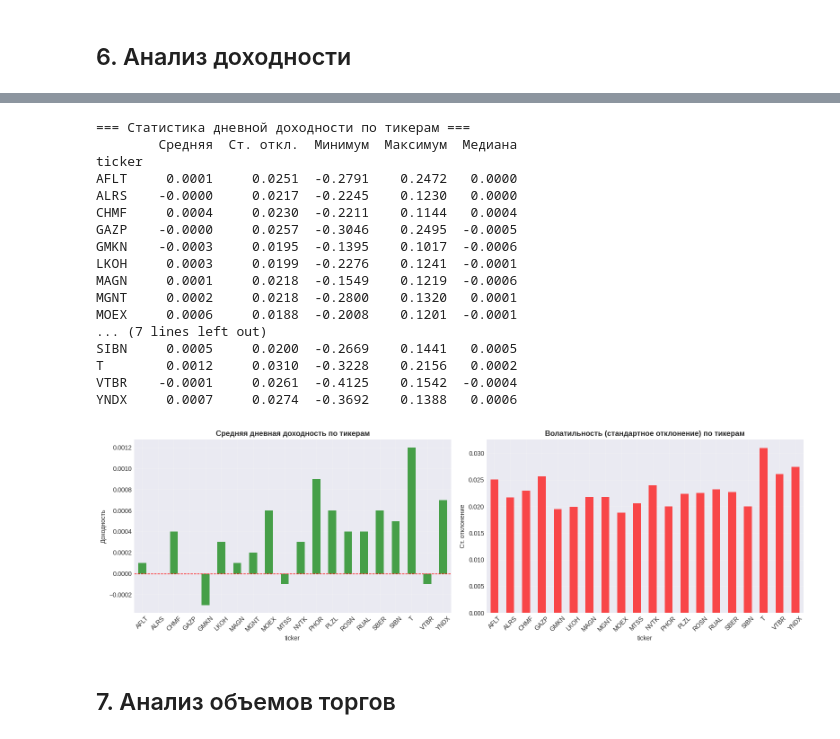
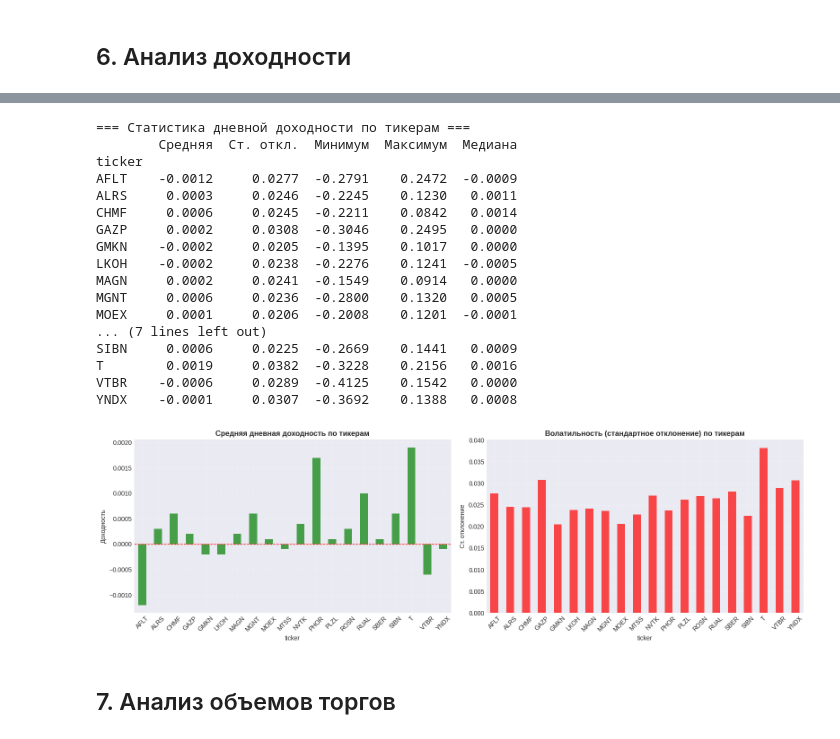
Before and after one commit to romawerty/finam-x-hse-trade-ai-hack-forecast, a Jupyter notebook: notebooks/EDA.ipynb, the cells around one changed output, grey strips where cells are left out. Drawn from its saved outputs; the diff is of its cells as text; code cells hidden in the pictures.

```diff
--- a/notebooks/EDA.ipynb
+++ b/notebooks/EDA.ipynb
@@ -21,13 +21,13 @@ plt.rcParams['font.size'] = 10
 ## 1. Загрузка данных
 # %%
 # Загрузка данных
-df = pd.read_csv('../data/raw/task_1_candles.csv')
+df = pd.read_csv("../data/processed/train_candles.csv")
 
 # Конвертация даты
-df['begin'] = pd.to_datetime(df['begin'])
+df["begin"] = pd.to_datetime(df["begin"])
 
 # Сортировка
-df = df.sort_values(['ticker', 'begin']).reset_index(drop=True)
+df = df.sort_values(["ticker", "begin"]).reset_index(drop=True)
 
 print(f"Размер датасета: {df.shape}")
 print(f"Период: {df['begin'].min()} - {df['begin'].max()}")
@@ -298,54 +300,52 @@ plt.show()
 # %%
 # Статистика доходности по тикерам
-returns_stats = df.groupby('ticker')['daily_return'].agg([
-    ('mean', 'mean'),
-    ('std', 'std'),
-    ('min', 'min'),
-    ('max', 'max'),
-    ('median', 'median')
-]).round(4)
+returns_stats = (
+    df.groupby("ticker")["daily_return"]
+    .agg([("mean", "mean"), ("std", "std"), ("min", "min"), ("max", "max"), ("median", "median")])
+    .round(4)
+)
 
-returns_stats.columns = ['Средняя', 'Ст. откл.', 'Минимум', 'Максимум', 'Медиана']
+returns_stats.columns = ["Средняя", "Ст. откл.", "Минимум", "Максимум", "Медиана"]
 print("\n=== Статистика дневной доходности по тикерам ===")
 print(returns_stats)
 
 # Визуализация
 fig, axes = plt.subplots(1, 2, figsize=(16, 5))
 
-returns_stats['Средняя'].plot(kind='bar', ax=axes[0], color='green', alpha=0.7)
-axes[0].set_title('Средняя дневная доходность по тикерам', fontweight='bold')
-axes[0].set_ylabel('Доходность')
-axes[0].axhline(0, color='red', linestyle='--', linewidth=1)
-axes[0].tick_params(axis='x', rotation=45)
+returns_stats["Средняя"].plot(kind="bar", ax=axes[0], color="green", alpha=0.7)
+axes[0].set_title("Средняя дневная доходность по тикерам", fontweight="bold")
+axes[0].set_ylabel("Доходность")
+axes[0].axhline(0, color="red", linestyle="--", linewidth=1)
+axes[0].tick_params(axis="x", rotation=45)
 axes[0].grid(True, alpha=0.3)
 
-returns_stats['Ст. откл.'].plot(kind='bar', ax=axes[1], color='red', alpha=0.7)
-axes[1].set_title('Волатильность (стандартное отклонение) по тикерам', fontweight='bold')
-axes[1].set_ylabel('Ст. отклонение')
-axes[1].tick_params(axis='x', rotation=45)
+returns_stats["Ст. откл."].plot(kind="bar", ax=axes[1], color="red", alpha=0.7)
+axes[1].set_title("Волатильность (стандартное отклонение) по тикерам", fontweight="bold")
+axes[1].set_ylabel("Ст. отклонение")
+axes[1].tick_params(axis="x", rotation=45)
 axes[1].grid(True, alpha=0.3)
 
 plt.tight_layout()
 plt.show()
 # %% [output]
 === Статистика дневной доходности по тикерам ===
         Средняя  Ст. откл.  Минимум  Максимум  Медиана
 ticker
-AFLT     0.0001     0.0251  -0.2791    0.2472   0.0000
-ALRS    -0.0000     0.0217  -0.2245    0.1230   0.0000
-CHMF     0.0004     0.0230  -0.2211    0.1144   0.0004
-GAZP    -0.0000     0.0257  -0.3046    0.2495  -0.0005
-GMKN    -0.0003     0.0195  -0.1395    0.1017  -0.0006
-LKOH     0.0003     0.0199  -0.2276    0.1241  -0.0001
-MAGN     0.0001     0.0218  -0.1549    0.1219  -0.0006
-MGNT     0.0002     0.0218  -0.2800    0.1320   0.0001
-MOEX     0.0006     0.0188  -0.2008    0.1201  -0.0001
+AFLT    -0.0012     0.0277  -0.2791    0.2472  -0.0009
+ALRS     0.0003     0.0246  -0.2245    0.1230   0.0011
+CHMF     0.0006     0.0245  -0.2211    0.0842   0.0014
+GAZP     0.0002     0.0308  -0.3046    0.2495   0.0000
+GMKN    -0.0002     0.0205  -0.1395    0.1017   0.0000
+LKOH    -0.0002     0.0238  -0.2276    0.1241  -0.0005
+MAGN     0.0002     0.0241  -0.1549    0.0914   0.0000
+MGNT     0.0006     0.0236  -0.2800    0.1320   0.0005
+MOEX     0.0001     0.0206  -0.2008    0.1201  -0.0001
 ... (7 lines left out)
-SIBN     0.0005     0.0200  -0.2669    0.1441   0.0005
-T        0.0012     0.0310  -0.3228    0.2156   0.0002
-VTBR    -0.0001     0.0261  -0.4125    0.1542  -0.0004
-YNDX     0.0007     0.0274  -0.3692    0.1388   0.0006
+SIBN     0.0006     0.0225  -0.2669    0.1441   0.0009
+T        0.0019     0.0382  -0.3228    0.2156   0.0016
+VTBR    -0.0006     0.0289  -0.4125    0.1542   0.0000
+YNDX    -0.0001     0.0307  -0.3692    0.1388   0.0008
-[figure, old version]
+[figure, new version]
 # %% [markdown]
 ## 7. Анализ объемов торгов
 # %%
```
Also changed, not shown: parts of 23 cells of this notebook, 14 other files.
